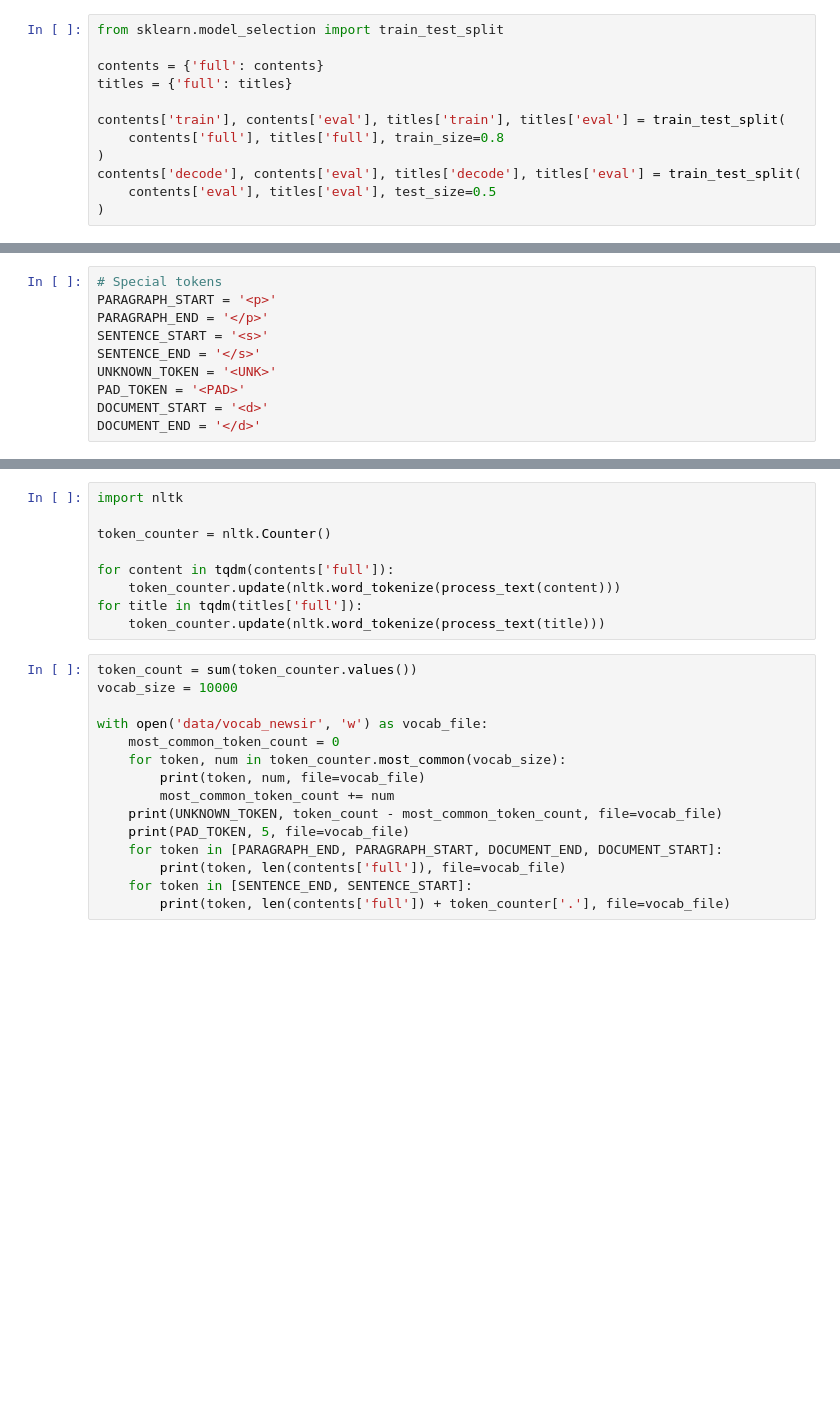
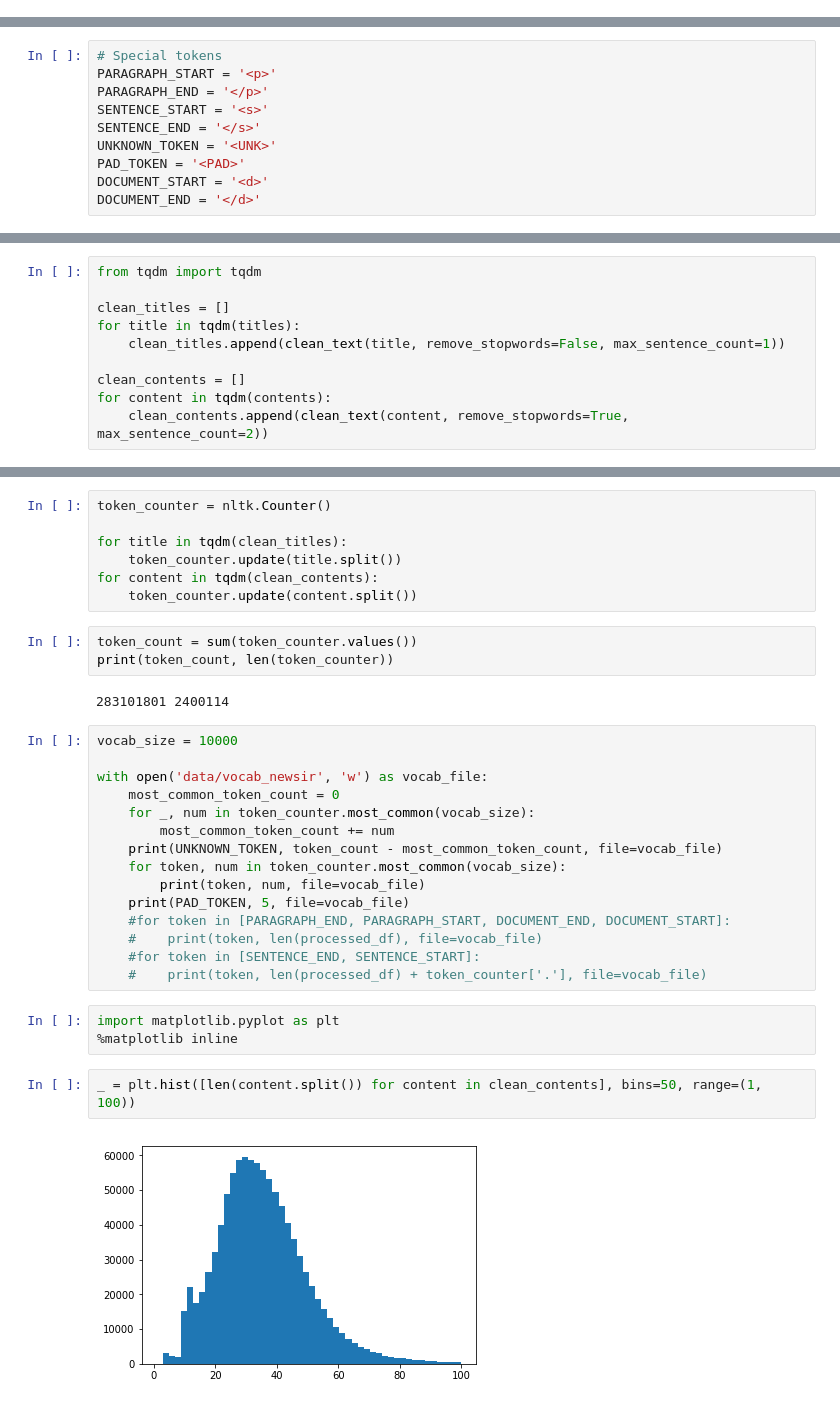
Before and after one commit to varenick/models, a Jupyter notebook: textsum/newsir_prepare.ipynb, the cells around one changed output, grey strips where cells are left out. Saved outputs shown, nothing was run; the diff lists cells and outputs as text; blank space fills up the shorter version.

```diff
--- a/textsum/newsir_prepare.ipynb
+++ b/textsum/newsir_prepare.ipynb
@@ -26,12 +17,0 @@ np.mean([len(title.split()) for title in titles])
-# %%
-from sklearn.model_selection import train_test_split
-
-contents = {'full': contents}
-titles = {'full': titles}
-
-contents['train'], contents['eval'], titles['train'], titles['eval'] = train_test_split(
-    contents['full'], titles['full'], train_size=0.8
-)
-contents['decode'], contents['eval'], titles['decode'], titles['eval'] = train_test_split(
-    contents['eval'], titles['eval'], test_size=0.5
-)
@@ -52,0 +153,10 @@ def process_text(text):
+# %%
+from tqdm import tqdm
+
+clean_titles = []
+for title in tqdm(titles):
+    clean_titles.append(clean_text(title, remove_stopwords=False, max_sentence_count=1))
+
+clean_contents = []
+for content in tqdm(contents):
+    clean_contents.append(clean_text(content, remove_stopwords=True, max_sentence_count=2))
@@ -69,27 +215,37 @@ for mode in ['train', 'eval', 'decode']:
             str_len = len(tf_example_str)
             data_file.write(struct.pack('q', str_len))
             data_file.write(struct.pack('%ds' % str_len, tf_example_str))
-# %%
-import nltk
-
-token_counter = nltk.Counter()
-
-for content in tqdm(contents['full']):
-    token_counter.update(nltk.word_tokenize(process_text(content)))
-for title in tqdm(titles['full']):
-    token_counter.update(nltk.word_tokenize(process_text(title)))
+# %%
+token_counter = nltk.Counter()
+
+for title in tqdm(clean_titles):
+    token_counter.update(title.split())
+for content in tqdm(clean_contents):
+    token_counter.update(content.split())
+# %%
+token_count = sum(token_counter.values())
+print(token_count, len(token_counter))
+# %% [output]
+283101801 2400114
 # %%
-token_count = sum(token_counter.values())
 vocab_size = 10000
 
 with open('data/vocab_newsir', 'w') as vocab_file:
     most_common_token_count = 0
+    for _, num in token_counter.most_common(vocab_size):
+        most_common_token_count += num
+    print(UNKNOWN_TOKEN, token_count - most_common_token_count, file=vocab_file)
     for token, num in token_counter.most_common(vocab_size):
         print(token, num, file=vocab_file)
-        most_common_token_count += num
-    print(UNKNOWN_TOKEN, token_count - most_common_token_count, file=vocab_file)
     print(PAD_TOKEN, 5, file=vocab_file)
-    for token in [PARAGRAPH_END, PARAGRAPH_START, DOCUMENT_END, DOCUMENT_START]:
-        print(token, len(contents['full']), file=vocab_file)
-    for token in [SENTENCE_END, SENTENCE_START]:
-        print(token, len(contents['full']) + token_counter['.'], file=vocab_file)
+    #for token in [PARAGRAPH_END, PARAGRAPH_START, DOCUMENT_END, DOCUMENT_START]:
+    #    print(token, len(processed_df), file=vocab_file)
+    #for token in [SENTENCE_END, SENTENCE_START]:
+    #    print(token, len(processed_df) + token_counter['.'], file=vocab_file)
+# %%
+import matplotlib.pyplot as plt
+%matplotlib inline
+# %%
+_ = plt.hist([len(content.split()) for content in clean_contents], bins=50, range=(1, 100))
+# %% [output]
+[figure, added]
```
Also changed, not shown: parts of 11 cells of this notebook, 14 other files.
